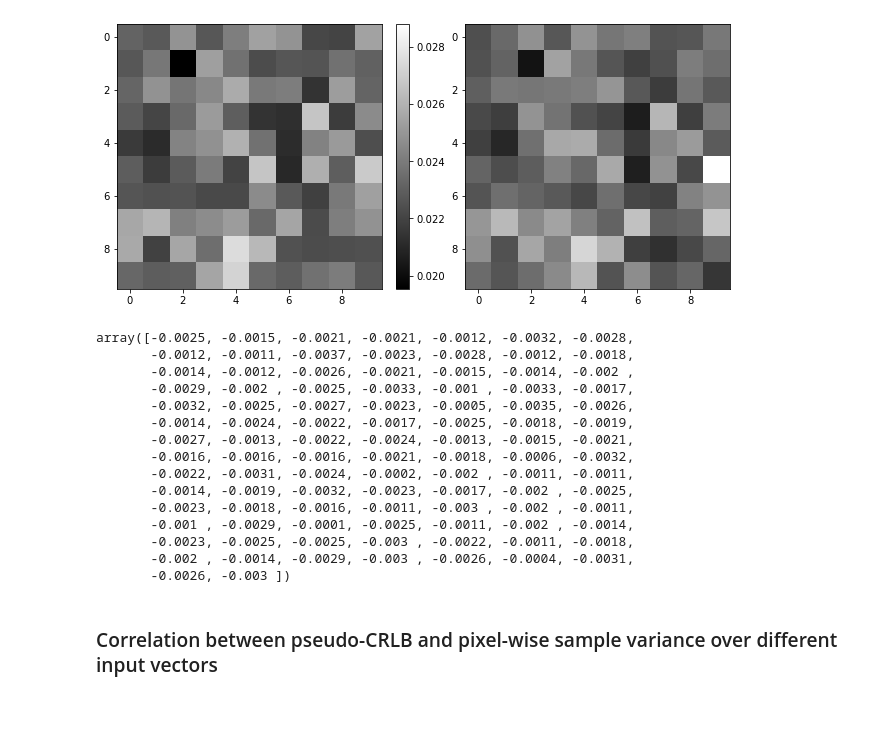
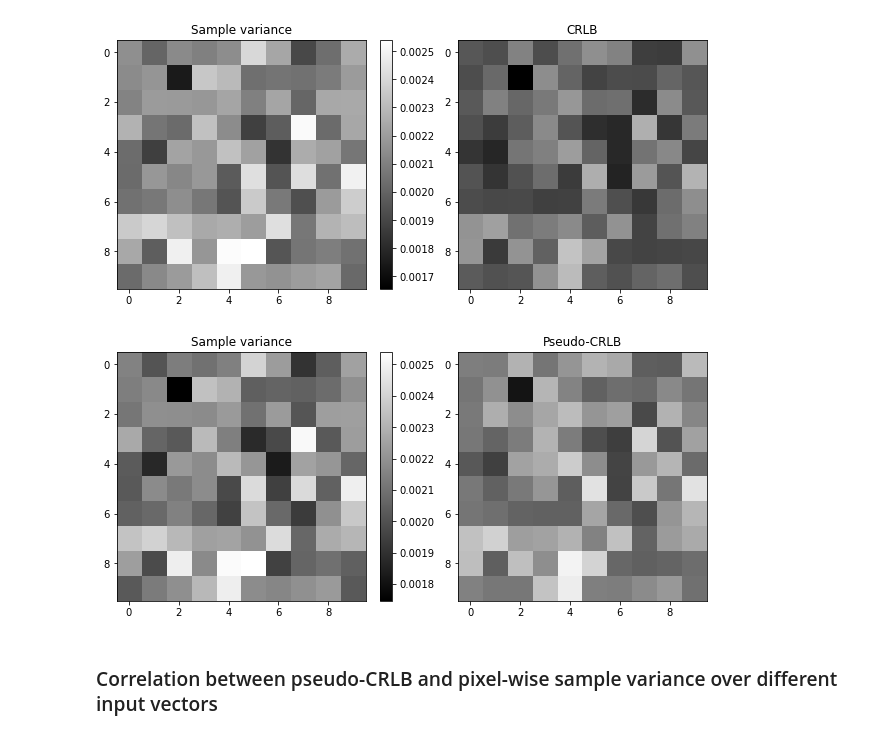
Before and after one commit to dkludwig/nn-crlb, a Jupyter notebook: nn-analysis.ipynb, the cells around one changed output. Drawn from its saved outputs; the diff is of its cells as text; code cells hidden in the pictures; blank space fills up the shorter version.

```diff
--- a/nn-analysis.ipynb
+++ b/nn-analysis.ipynb
@@ -59,12 +58,0 @@ def plot_img_comparison(mat0, mat1, scale_to_01=False, left_title='', right_titl
-# %%
-# grab vector in the original test data y_test
-# and corresponding vector in encoded data x_test
-idx = 0 # vary this to look at diff images
-model = fully_sigmoid_model # switch to look at other model
-
-orig_img = np.reshape(y_train[idx], (10,10))
-nn_output = model(x_train[idx:idx+1])
-recon_img = np.reshape(nn_output, (10,10))
-
-plot_img_comparison(orig_img, recon_img,
-                    left_title='Original', right_title='Reconstructed')
@@ -168,7 +109,11 @@ fisher_info = A @ A.T # 100x100
 # %%
-idx = 0
-x_in = x_test[idx:idx+10]
-model = linear_output_model
-
-Js = batchJ(tf.Variable(x_in), model)[0].numpy().T
+# numerical comparison
+idx = 9
+print(f'MAE of Ap: {mean_abs_norm(Ap):.2}')
+print(f'MAE of J.T: {mean_abs_norm(Js[idx].T):.2}')
+print(f'MAE of Ap - J.T: {mean_abs_norm(Js[idx].T - Ap):.2}')
+print('----------------------------')
+print(f'RMS of Ap: {rms_norm(Ap):.2}')
+print(f'RMS of J.T: {rms_norm(Js[idx].T):.2}')
+print(f'RMS of Ap - J.T: {rms_norm(Js[idx].T - Ap):.2}')
 # %% [output]
@@ -217,7 +196,8 @@ def monte_carlo_noise_sim(y_orig, A, model, noise_lvl, N):
         y_noisy_mean: mean(ys_noisy_recon) (1x100)
         bias: y_noisy_mean - y_orig (1x100)
         variance: sample variance of ys_noisy_recon (1x100)
-        pseudo_crlb: sigma^2 * J @ J.T evaluated at y_orig @ A (100x500)
+        crlb: sigma^2 * (A @ A.T)^-1 (100x100)
+        pseudo_crlb: sigma^2 * J @ J.T evaluated at y_orig @ A (100x100)
     '''
     # y (1x100) -- A --> x (1x500)
     #          <-- NN --
@@ -225,6 +205,7 @@ def monte_carlo_noise_sim(y_orig, A, model, noise_lvl, N):
 
     # define variance of noise to be fraction of maximum of encoded vector
     sigma = np.sqrt(noise_lvl*np.max(x_clean))
+    crlb = sigma**2 * np.linalg.inv(A @ A.T)
 
     # add N realizations of WGN
     noise_realizations = sigma*np.random.randn(N, 500)
@@ -255,6 +236,7 @@ def monte_carlo_noise_sim(y_orig, A, model, noise_lvl, N):
                'y_noisy_mean': y_noisy_mean,
                'bias': bias,
                'variance': variance,
+               'crlb': crlb,
                'pseudo_crlb': pseudo_crlb}
     return results
 # %% [markdown]
@@ -272,0 +297,4 @@ plot_img_comparison(orig_img, mean_noisy_img)
+# %%
+# run simulation on a vector in test dataset
+y_orig = y_test[1]
+results = monte_carlo_noise_sim(y_orig, A, model, noise_lvl=0.05, N=2000)
@@ -273,30 +303,15 @@ plot_img_comparison(orig_img, mean_noisy_img)
 # %%
 var_img = np.reshape(results['variance'], (10,10))
-pseudo_crlb_diag = np.diag(results['pseudo_crlb'])
+diag_crlb_img = np.reshape(np.diag(results['crlb']), (10,10))
+diag_pseudo_crlb_img = np.reshape(np.diag(results['pseudo_crlb']), (10,10))
 
-pseudo_crlb_diag_img = np.reshape(pseudo_crlb_diag, (10,10))
-
-plot_img_comparison(results['sigma']**2 * ApApt_diag_img, var_img)
+plot_img_comparison(var_img, diag_crlb_img,
+                    left_title='Sample variance', right_title='CRLB')
+plot_img_comparison(var_img, diag_pseudo_crlb_img,
+                    left_title='Sample variance', right_title='Pseudo-CRLB')
 # %% [output]
-[figure, old version]
+[figure, new version]
+[figure, added]
-# %%
-results['variance'] - crlb_diag
-# %% [output]
-array([-0.0025, -0.0015, -0.0021, -0.0021, -0.0012, -0.0032, -0.0028,
-       -0.0012, -0.0011, -0.0037, -0.0023, -0.0028, -0.0012, -0.0018,
-       -0.0014, -0.0012, -0.0026, -0.0021, -0.0015, -0.0014, -0.002 ,
-       -0.0029, -0.002 , -0.0025, -0.0033, -0.001 , -0.0033, -0.0017,
-       -0.0032, -0.0025, -0.0027, -0.0023, -0.0005, -0.0035, -0.0026,
-       -0.0014, -0.0024, -0.0022, -0.0017, -0.0025, -0.0018, -0.0019,
-       -0.0027, -0.0013, -0.0022, -0.0024, -0.0013, -0.0015, -0.0021,
-       -0.0016, -0.0016, -0.0016, -0.0021, -0.0018, -0.0006, -0.0032,
-       -0.0022, -0.0031, -0.0024, -0.0002, -0.002 , -0.0011, -0.0011,
-       -0.0014, -0.0019, -0.0032, -0.0023, -0.0017, -0.002 , -0.0025,
-       -0.0023, -0.0018, -0.0016, -0.0011, -0.003 , -0.002 , -0.0011,
-       -0.001 , -0.0029, -0.0001, -0.0025, -0.0011, -0.002 , -0.0014,
-       -0.0023, -0.0025, -0.0025, -0.003 , -0.0022, -0.0011, -0.0018,
-       -0.002 , -0.0014, -0.0029, -0.003 , -0.0026, -0.0004, -0.0031,
-       -0.0026, -0.003 ])
 # %% [markdown]
 ### Correlation between pseudo-CRLB and pixel-wise sample variance over different input vectors
 # %% [markdown]
```
Also changed, not shown: parts of 37 cells of this notebook, 3 other files.
